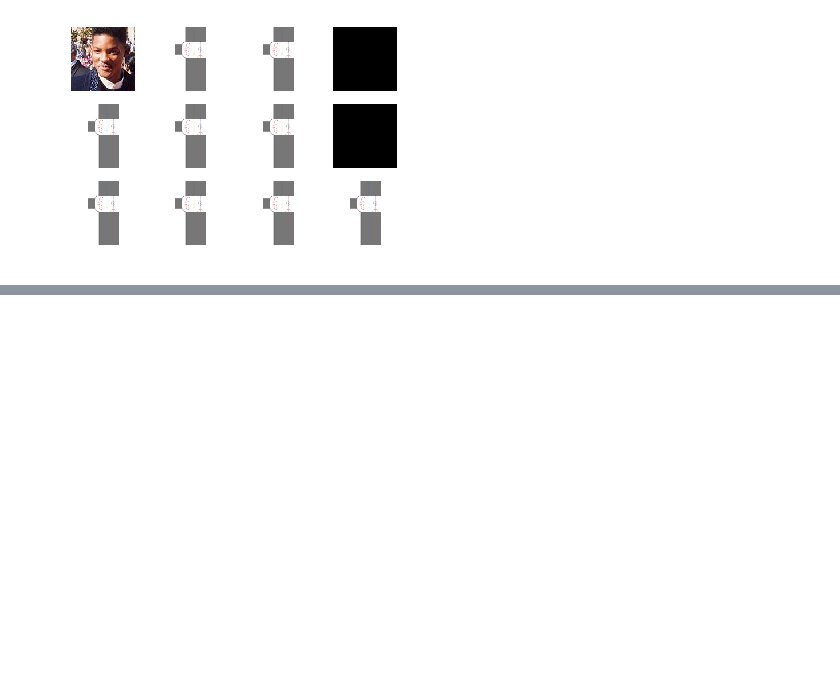
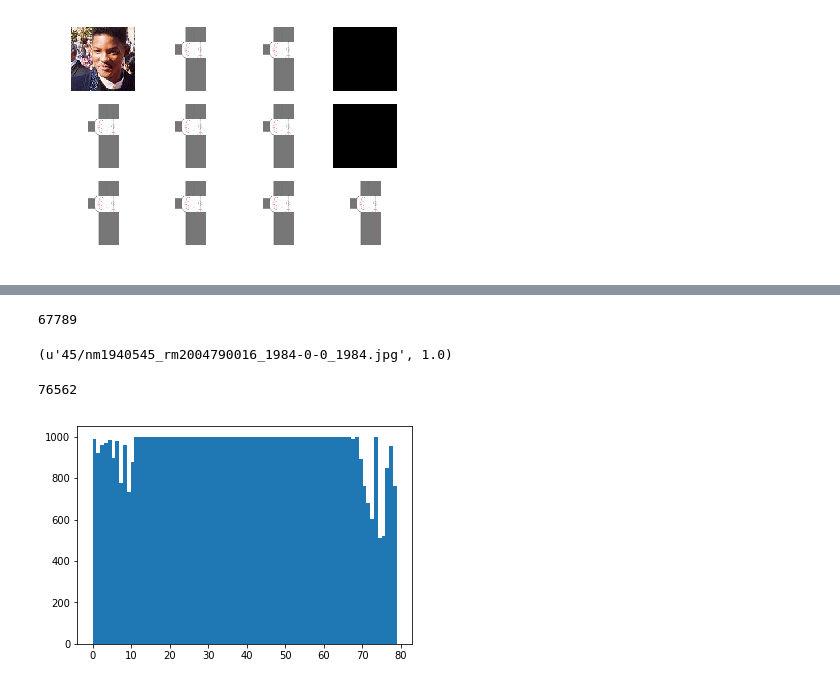
Before and after one commit to kojimaeiji/face-age-estimation, a Jupyter notebook: utils/check_dataset.ipynb, the cells around one changed output, grey strips where cells are left out. Saved outputs shown, nothing was run; the diff lists cells and outputs as text; code cells hidden in the pictures; blank space fills up the shorter version.

```diff
--- a/utils/check_dataset.ipynb
+++ b/utils/check_dataset.ipynb
@@ -271,0 +287,3 @@ show_imgs(img_paths)
+# %%
+for key, value in age_img.items():
+    print('%s: %s' % (key, len(value)))
@@ -271,0 +308,53 @@ show_imgs(img_paths)
+# %%
+total_count = 0
+for key, value in age_img.items():
+    total_count += len(value)
+print(total_count)
+# %% [output]
+67789
+# %%
+print(age_img['age0'][0])
+# %% [output]
+(u'45/nm1940545_rm2004790016_1984-0-0_1984.jpg', 1.0)
+# %%
+import scipy.io
+import cv2
+out_imgs = []
+out_genders = []
+out_ages = []
+root_path = "/home/jiman/data/{}_crop/".format(db)
+img_size = 60
+min_score = 1.0
+output_path = '/home/jiman/data/imdb_1000_eachage_to80.mat'
+for key, value in age_img.items():
+    real_age = int(key.split('age')[-1])
+    average_crop_num = int(1000/len(value))
+    for same_age_ele in value:
+        filepath = same_age_ele[0]
+        img_org = cv2.imread(root_path + filepath)
+        for _ in range(average_crop_num):
+            out_ages.append(real_age)
+            out_genders.append(same_age_ele[1])
+            if average_crop_num == 1:
+                img = cv2.resize(img_org, (img_size, img_size))
+            else:
+                img = cv2.resize(img_org, (img_size+4, img_size+4))
+                top, left = random.randint(0,4), random.randint(0,4)
+                flip = random.randint(0,1)
+                if flip == 1:
+                    img = cv2.flip(img, 0)
+                img = img[top:top+64, left:left+64, :]
+
+            out_imgs.append(img)
+output = {"image": np.array(out_imgs), "gender": np.array(out_genders), "age": np.array(out_ages),
+              "db": db, "img_size": img_size, "min_score": min_score}
+scipy.io.savemat(output_path, output)
+# %%
+print(len(out_imgs))
+# %% [output]
+76562
+# %%
+plt.hist(out_ages, bins=80)
+plt.show()
+# %% [output]
+[figure, added]
```
Also changed, not shown: parts of 6 cells of this notebook, 8 other files.
